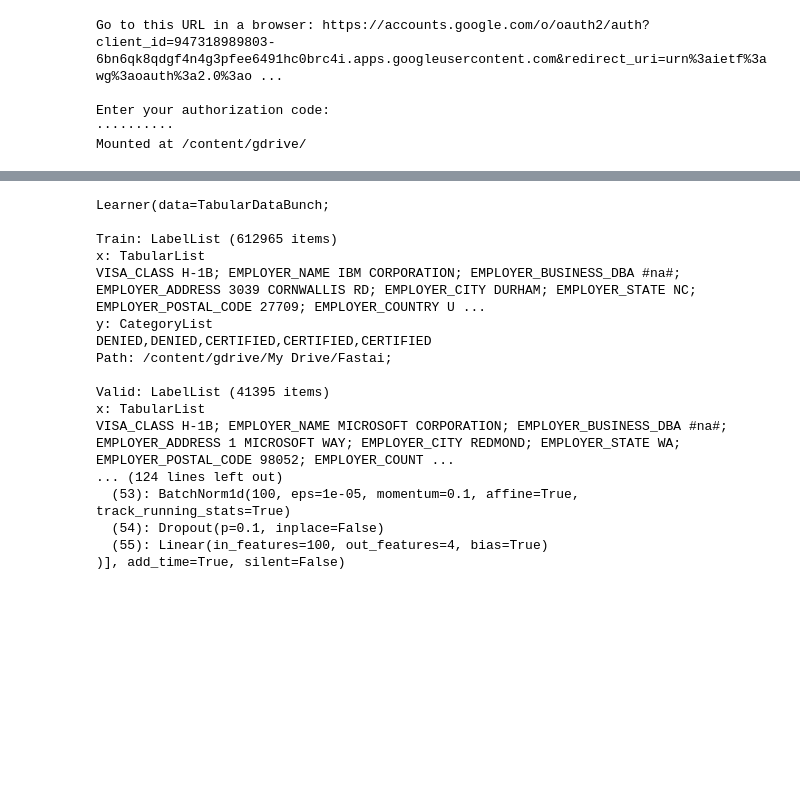
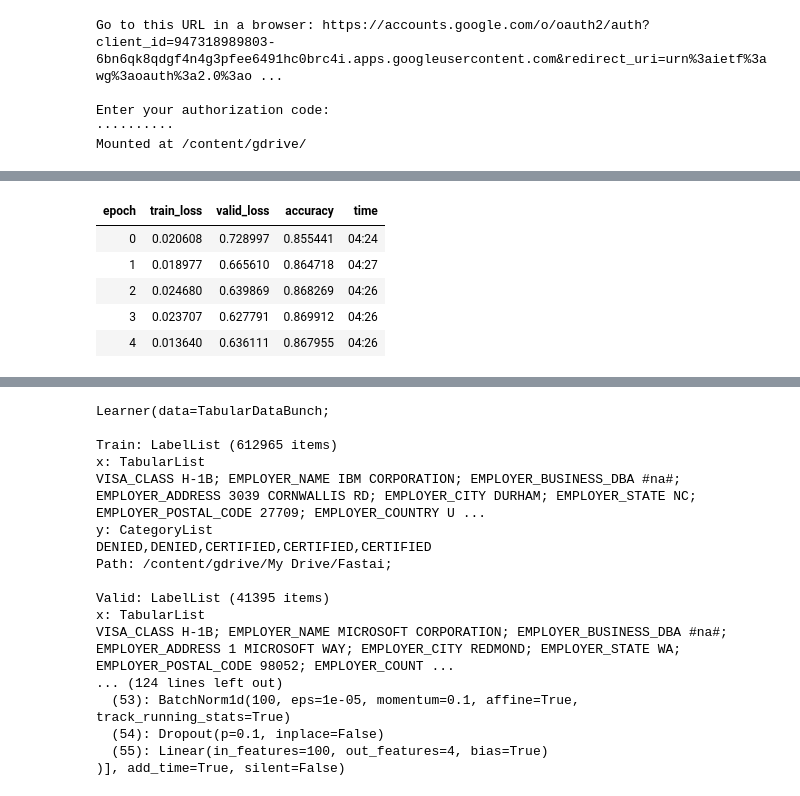
Before and after one commit to wdon021/From_Colab, a Jupyter notebook: Embedding.ipynb, the cells around one changed output, grey strips where cells are left out. Saved outputs shown, nothing was run; the diff lists cells and outputs as text; code cells hidden in the pictures; blank space fills up the shorter version.

```diff
--- a/Embedding.ipynb
+++ b/Embedding.ipynb
@@ -111,2 +120,11 @@ torch.cuda.get_device_name(0)
 # %%
 learn.model = learn.model.cuda()
+# %%
+learn.fit_one_cycle(5, 2e-5)
+# %% [output]
+| epoch | train_loss | valid_loss | accuracy | time |
+| 0 | 0.020608 | 0.728997 | 0.855441 | 04:24 |
+| 1 | 0.018977 | 0.665610 | 0.864718 | 04:27 |
+| 2 | 0.024680 | 0.639869 | 0.868269 | 04:26 |
+| 3 | 0.023707 | 0.627791 | 0.869912 | 04:26 |
+| 4 | 0.013640 | 0.636111 | 0.867955 | 04:26 |
```
Also changed, not shown: parts of 28 cells of this notebook.
